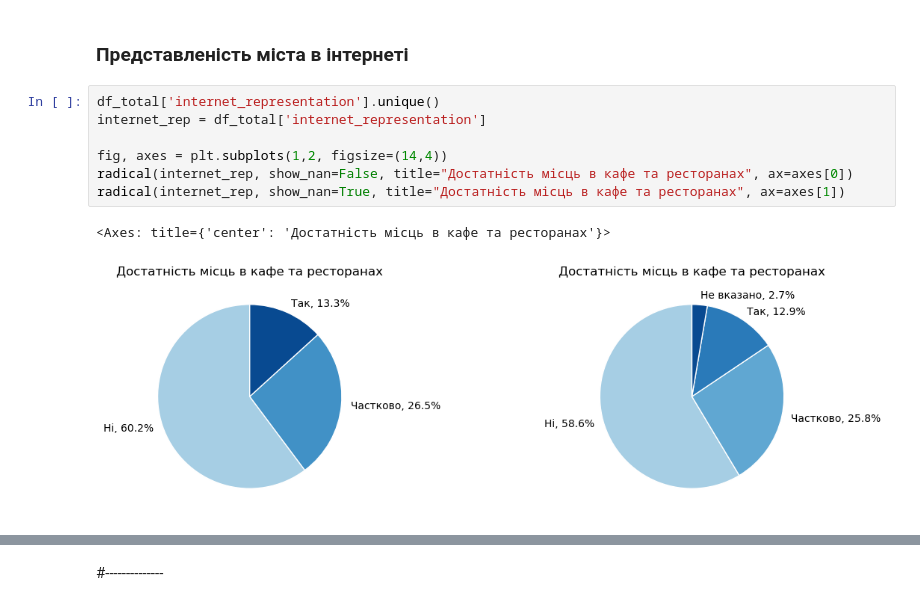
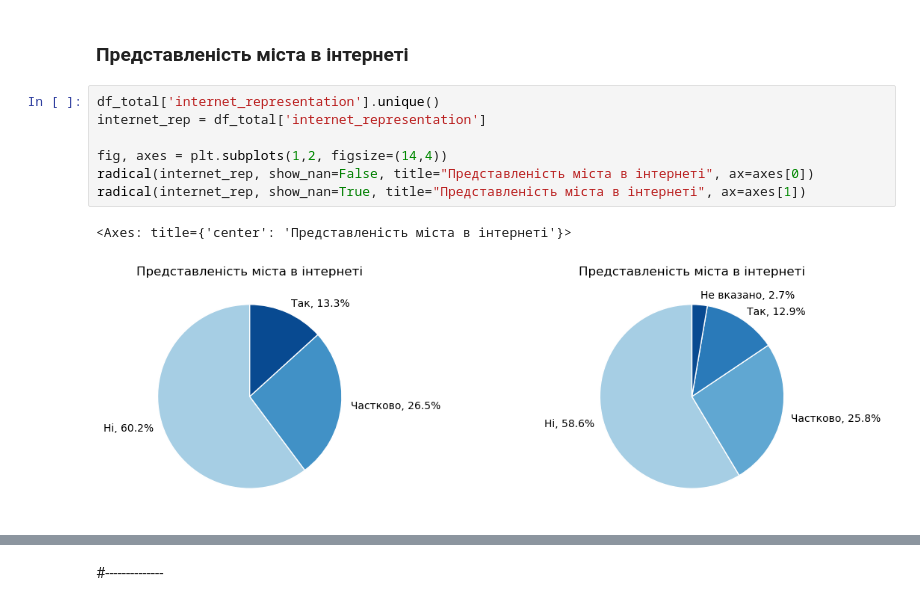
Before and after one commit to kucheriavii/volodymyr-tourism-survey, a Jupyter notebook: create_dataframe.ipynb, the cells around one changed output, grey strips where cells are left out. Drawn from its saved outputs; the diff is of its cells as text.

Commit message:
all graphs

```diff
--- a/create_dataframe.ipynb
+++ b/create_dataframe.ipynb
@@ -356,10 +350,10 @@ radical(caffee_sits, show_nan=True, title="Достатність місць в
 # %%
 df_total['internet_representation'].unique()
 internet_rep = df_total['internet_representation']
 
 fig, axes = plt.subplots(1,2, figsize=(14,4))
-radical(internet_rep, show_nan=False, title="Достатність місць в кафе та ресторанах", ax=axes[0])
-radical(internet_rep, show_nan=True, title="Достатність місць в кафе та ресторанах", ax=axes[1])
+radical(internet_rep, show_nan=False, title="Представленість міста в інтернеті", ax=axes[0])
+radical(internet_rep, show_nan=True, title="Представленість міста в інтернеті", ax=axes[1])
 # %% [output]
-<Axes: title={'center': 'Достатність місць в кафе та ресторанах'}>
+<Axes: title={'center': 'Представленість міста в інтернеті'}>
-[figure, old version]
+[figure, new version]
```
Also changed, not shown: parts of 5 cells of this notebook, 1 other file.
